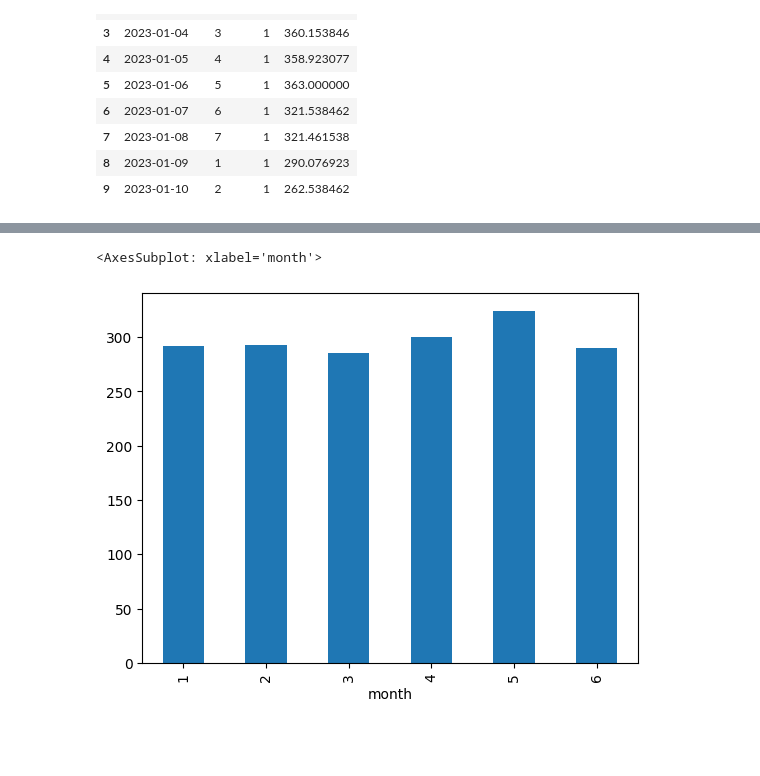
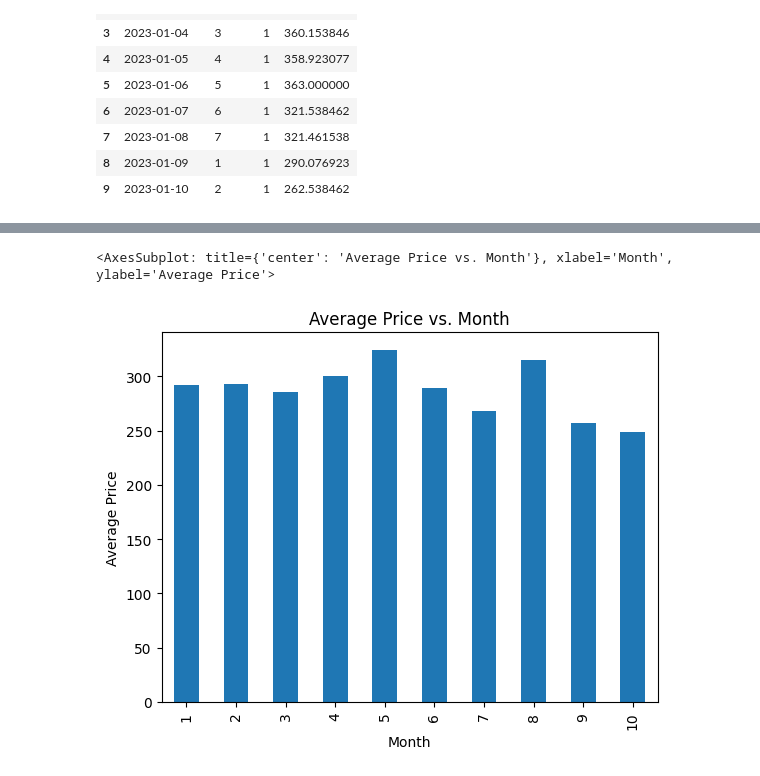
Before and after one commit to billyhawkes/flight-price-research, a Jupyter notebook: report.ipynb, the cells around one changed output, grey strips where cells are left out. Saved outputs shown, nothing was run; the diff lists cells and outputs as text; code cells hidden in the pictures; blank space fills up the shorter version.

```diff
--- a/report.ipynb
+++ b/report.ipynb
@@ -163,8 +167,8 @@ Here we can see that tuesday (2) is the cheapest with friday (5) being the most
 # %%
 # bar plot by month
-price_by_date[0:181].groupby(['month'])['price'].mean().plot(kind="bar")
+price_by_date[0:304].groupby(['month'])['price'].mean().plot(kind="bar", title="Average Price vs. Month", xlabel="Month", ylabel="Average Price")
 
 # Assumed there would be a drop in pice month by month the farther you go away, but instead is correlated to month seasons
 # %% [output]
-<AxesSubplot: xlabel='month'>
+<AxesSubplot: title={'center': 'Average Price vs. Month'}, xlabel='Month', ylabel='Average Price'>
-[figure, old version]
+[figure, new version]
```
Also changed, not shown: parts of 13 cells of this notebook, 2 other files.
